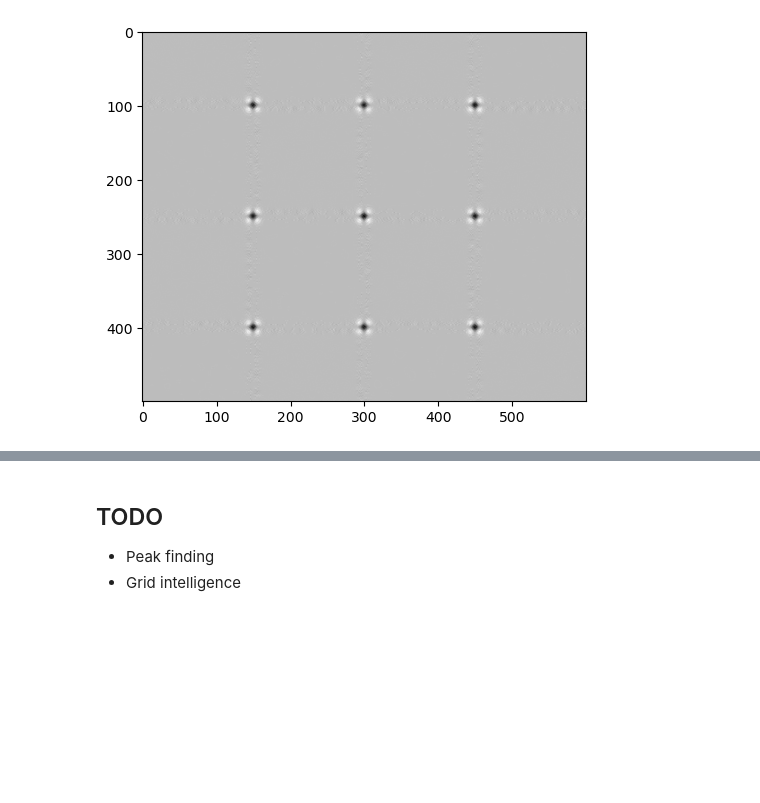
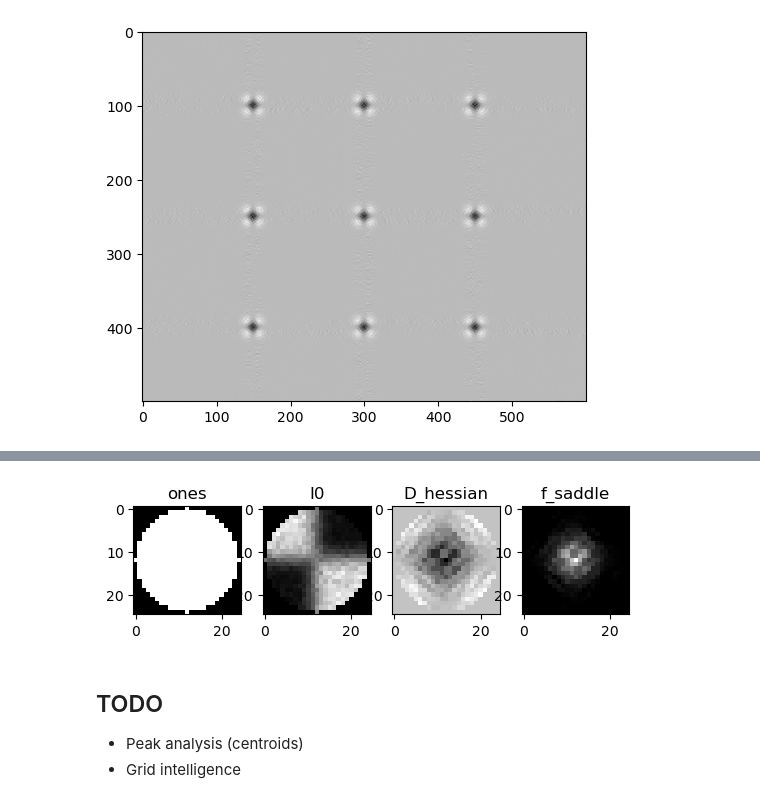
Before and after one commit to chriscannon9001/opticiq, a Jupyter notebook: docs/demoCheckerBoard.ipynb, the cells around one changed output, grey strips where cells are left out. Drawn from its saved outputs; the diff is of its cells as text; code cells hidden in the pictures; blank space fills up the shorter version.

```diff
--- a/docs/demoCheckerBoard.ipynb
+++ b/docs/demoCheckerBoard.ipynb
@@ -28,5 +34,9 @@ plt.imshow(imG['D_hessian'], cmap='gray')
+# %%
+roi.plot_k(0, imG, keys=['ones', 'I0', 'D_hessian', 'f_saddle'])
+# %% [output]
+[figure, added]
 # %% [markdown]
 TODO
 ----
-* Peak finding
+* Peak analysis (centroids)
 * Grid intelligence
```
Also changed, not shown: parts of 3 cells of this notebook, 5 other files.
